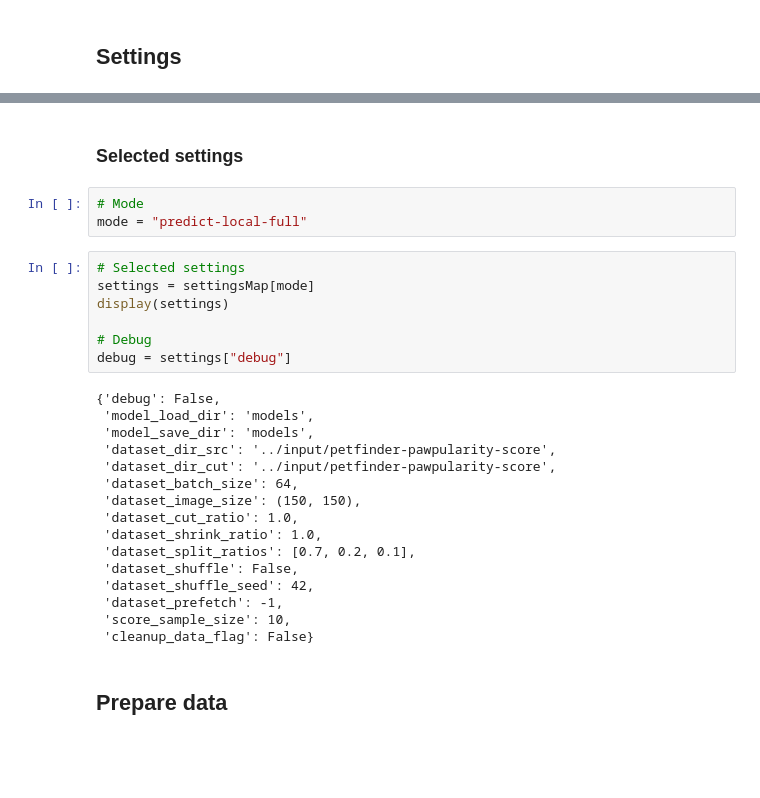
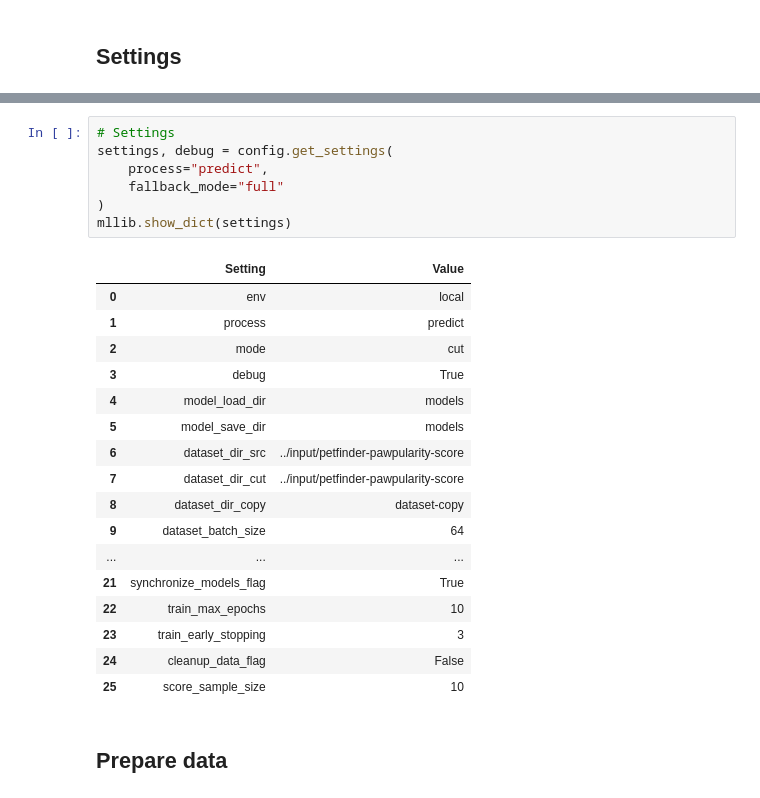
Before and after one commit to jpraynaud/petfinder-pawpularity, a Jupyter notebook: petfinder_pawpularity_predict.ipynb, the cells around one changed output, grey strips where cells are left out. Cells and saved outputs as stored; diff of their text form; blank space fills up the shorter version.

Commit message:
Implemented config loader

```diff
--- a/petfinder_pawpularity_predict.ipynb
+++ b/petfinder_pawpularity_predict.ipynb
@@ -144,31 +26,28 @@ settingsMap["predict-remote-train-full"] = {
-# %% [markdown]
-### Selected settings
-# %%
-# Mode
-mode = "predict-local-full"
-# %%
-# Selected settings
-settings = settingsMap[mode]
-display(settings)
-
-# Debug
-debug = settings["debug"]
-# %% [output]
-{'debug': False,
- 'model_load_dir': 'models',
- 'model_save_dir': 'models',
- 'dataset_dir_src': '../input/petfinder-pawpularity-score',
- 'dataset_dir_cut': '../input/petfinder-pawpularity-score',
- 'dataset_batch_size': 64,
- 'dataset_image_size': (150, 150),
- 'dataset_cut_ratio': 1.0,
- 'dataset_shrink_ratio': 1.0,
- 'dataset_split_ratios': [0.7, 0.2, 0.1],
- 'dataset_shuffle': False,
- 'dataset_shuffle_seed': 42,
- 'dataset_prefetch': -1,
- 'score_sample_size': 10,
- 'cleanup_data_flag': False}
+# %%
+# Settings
+settings, debug = config.get_settings(
+    process="predict",
+    fallback_mode="full"
+)
+mllib.show_dict(settings)
+# %% [output]
+|  | Setting | Value |
+| 0 | env | local |
+| 1 | process | predict |
+| 2 | mode | cut |
+| 3 | debug | True |
+| 4 | model_load_dir | models |
+| 5 | model_save_dir | models |
+| 6 | dataset_dir_src | ../input/petfinder-pawpularity-score |
+| 7 | dataset_dir_cut | ../input/petfinder-pawpularity-score |
+| 8 | dataset_dir_copy | dataset-copy |
+| 9 | dataset_batch_size | 64 |
+| ... | ... | ... |
+| 21 | synchronize_models_flag | True |
+| 22 | train_max_epochs | 10 |
+| 23 | train_early_stopping | 3 |
+| 24 | cleanup_data_flag | False |
+| 25 | score_sample_size | 10 |
 # %% [markdown]
 ## Prepare data
 # %%
```
Also changed, not shown: parts of 17 cells of this notebook, 6 other files.
